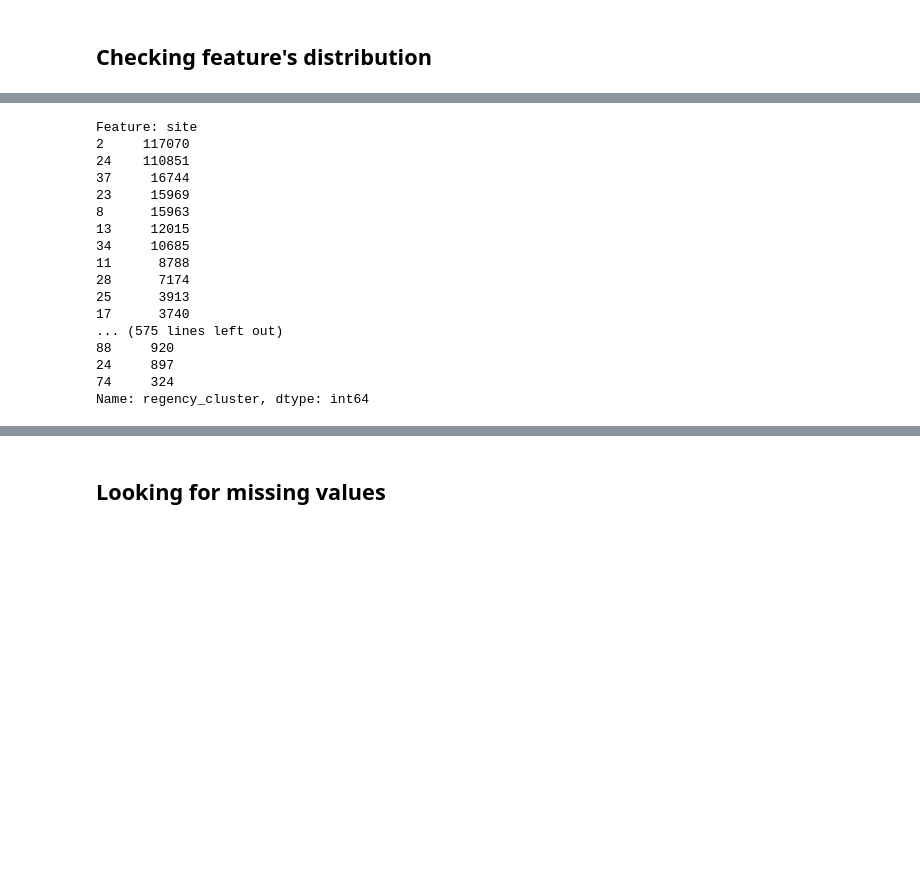
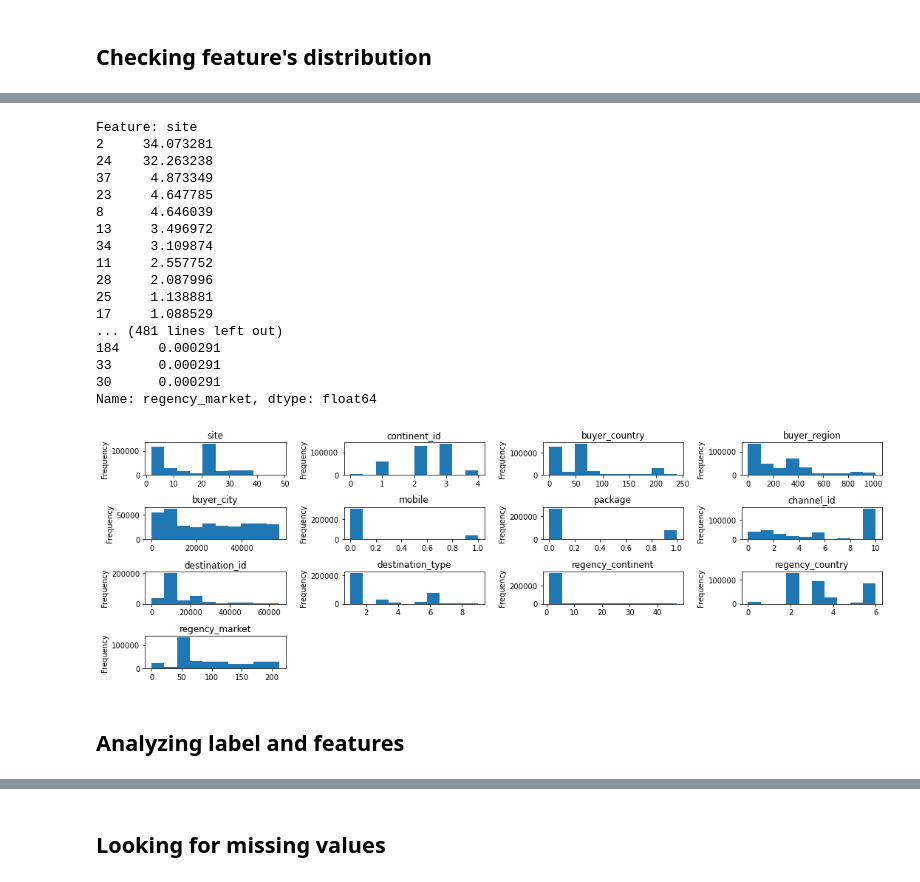
Before and after one commit to alimikegami/DAC-Perceptron, a Jupyter notebook: DAC_Perceptron.ipynb, the cells around one changed output, grey strips where cells are left out. Cells and saved outputs as stored; diff of their text form; code cells hidden in the pictures; blank space fills up the shorter version.

```diff
--- a/DAC_Perceptron.ipynb
+++ b/DAC_Perceptron.ipynb
@@ -304,23 +317,41 @@ for feature in numerical_features:
 # %%
-# checking distributin for categorical values
+# checking distribution for categorical values in training dataset
 for feature in categorical_features:
   print(f'Feature: {feature}')
-  print(train_df[feature].value_counts(sort=True))
+  print(train_df[feature].value_counts(sort=True)/len(train_df)*100)
 # %% [output]
 Feature: site
-2     117070
-24    110851
-37     16744
-23     15969
-8      15963
-13     12015
-34     10685
-11      8788
-28      7174
-25      3913
-17      3740
-... (575 lines left out)
-88     920
-24     897
-74     324
-Name: regency_cluster, dtype: int64
+2     34.073281
+24    32.263238
+37     4.873349
+23     4.647785
+8      4.646039
+13     3.496972
+34     3.109874
+11     2.557752
+28     2.087996
+25     1.138881
+17     1.088529
+... (481 lines left out)
+184     0.000291
+33      0.000291
+30      0.000291
+Name: regency_market, dtype: float64
+# %%
+# for i in categorical_features:
+#   plt.figure(figsize=(25, 5))
+#   sns.barplot(train_df[i].value_counts().index, train_df[i].value_counts()).set_title(i)
+#   plt.show();
+plt.figure(figsize=(15, 5))
+i = 1
+for feature in categorical_features:
+    plt.subplot(4, 4, i)
+    train_df[feature].plot(kind='hist')
+    plt.title(feature)
+    i = i + 1
+plt.tight_layout()
+plt.show()
+# %% [output]
+[figure, added]
+# %% [markdown]
+## Analyzing label and features
```
Also changed, not shown: parts of 83 cells of this notebook.
